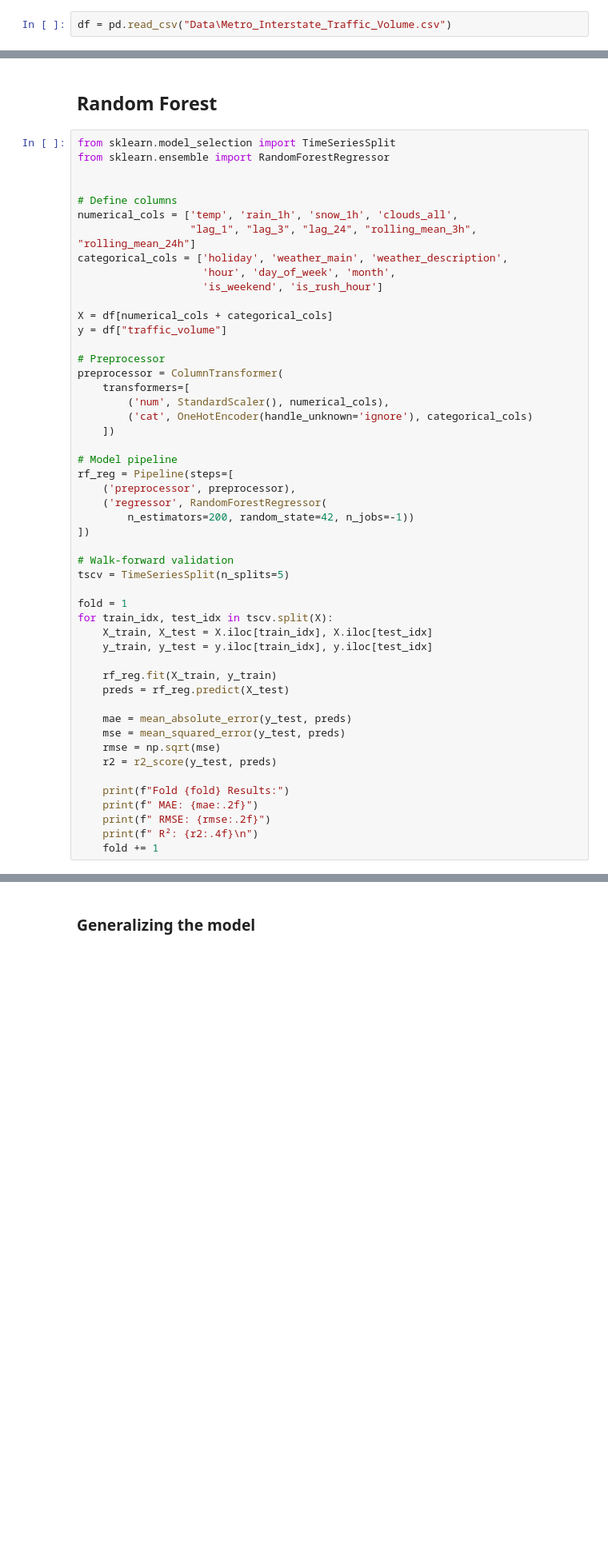
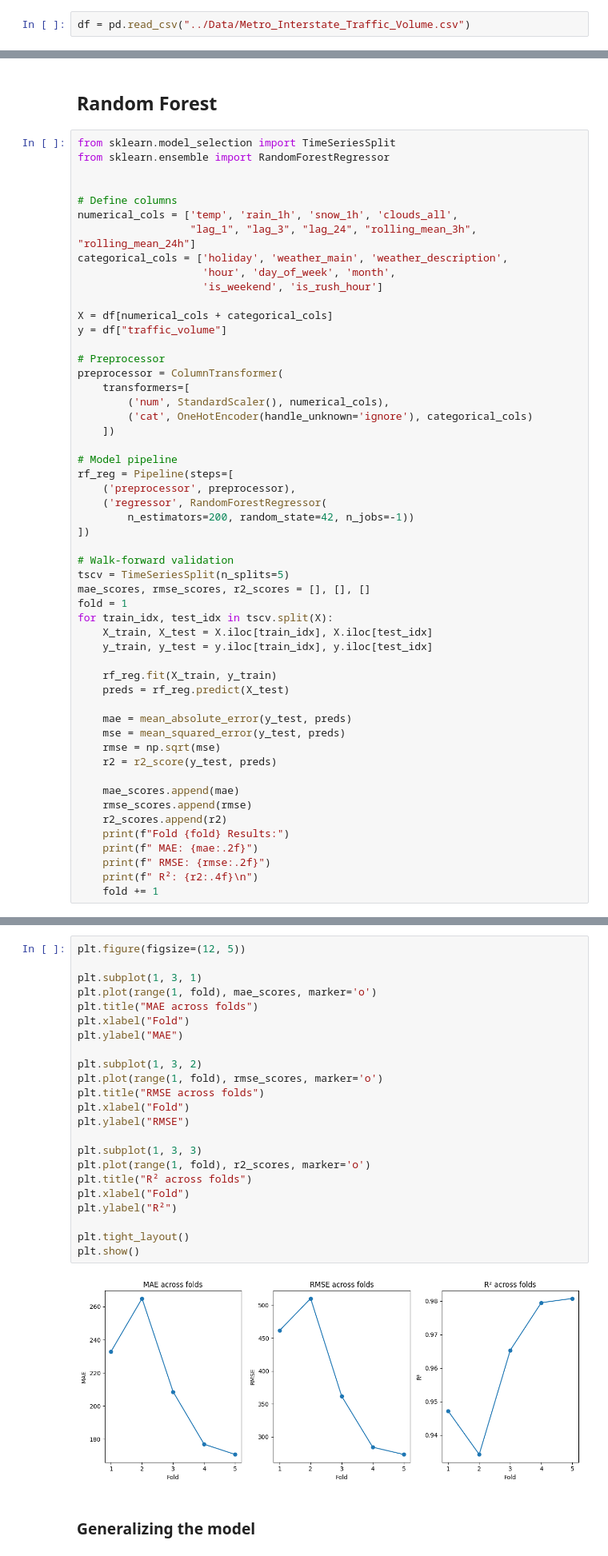
Before and after one commit to LouaiMuhammed/traffic-analysis-and-prediction, a Jupyter notebook: Notebook/notebook.ipynb, the cells around one changed output, grey strips where cells are left out. Shown: that part at 80% size. Cells and saved outputs as stored; diff of their text form; blank space fills up the shorter version.

```diff
--- a/Notebook/notebook.ipynb
+++ b/Notebook/notebook.ipynb
@@ -9,7 +9,7 @@ import seaborn as sns
 import warnings
 warnings.filterwarnings("ignore")
 # %%
-df = pd.read_csv("Data\Metro_Interstate_Traffic_Volume.csv")
+df = pd.read_csv("../Data/Metro_Interstate_Traffic_Volume.csv")
 # %%
 df.head(5)
 # %% [output]
@@ -674,7 +630,7 @@ rf_reg = Pipeline(steps=[
 
 # Walk-forward validation
 tscv = TimeSeriesSplit(n_splits=5)
-
+mae_scores, rmse_scores, r2_scores = [], [], []
 fold = 1
 for train_idx, test_idx in tscv.split(X):
     X_train, X_test = X.iloc[train_idx], X.iloc[test_idx]
@@ -688,6 +644,9 @@ for train_idx, test_idx in tscv.split(X):
     rmse = np.sqrt(mse)
     r2 = r2_score(y_test, preds)
 
+    mae_scores.append(mae)
+    rmse_scores.append(rmse)
+    r2_scores.append(r2)
     print(f"Fold {fold} Results:")
     print(f" MAE: {mae:.2f}")
     print(f" RMSE: {rmse:.2f}")
@@ -734,6 +693,31 @@ Test Result:
        MAE          MSE       RMSE       R²
 170.716513 74552.138185 273.042374 0.980785
 ================================================
+# %%
+plt.figure(figsize=(12, 5))
+
+plt.subplot(1, 3, 1)
+plt.plot(range(1, fold), mae_scores, marker='o')
+plt.title("MAE across folds")
+plt.xlabel("Fold")
+plt.ylabel("MAE")
+
+plt.subplot(1, 3, 2)
+plt.plot(range(1, fold), rmse_scores, marker='o')
+plt.title("RMSE across folds")
+plt.xlabel("Fold")
+plt.ylabel("RMSE")
+
+plt.subplot(1, 3, 3)
+plt.plot(range(1, fold), r2_scores, marker='o')
+plt.title("R² across folds")
+plt.xlabel("Fold")
+plt.ylabel("R²")
+
+plt.tight_layout()
+plt.show()
+# %% [output]
+[figure, added]
 # %% [markdown]
 ### Generalizing the model
 # %% [markdown]
```
Also changed, not shown: parts of 8 cells of this notebook, 17 other files.
